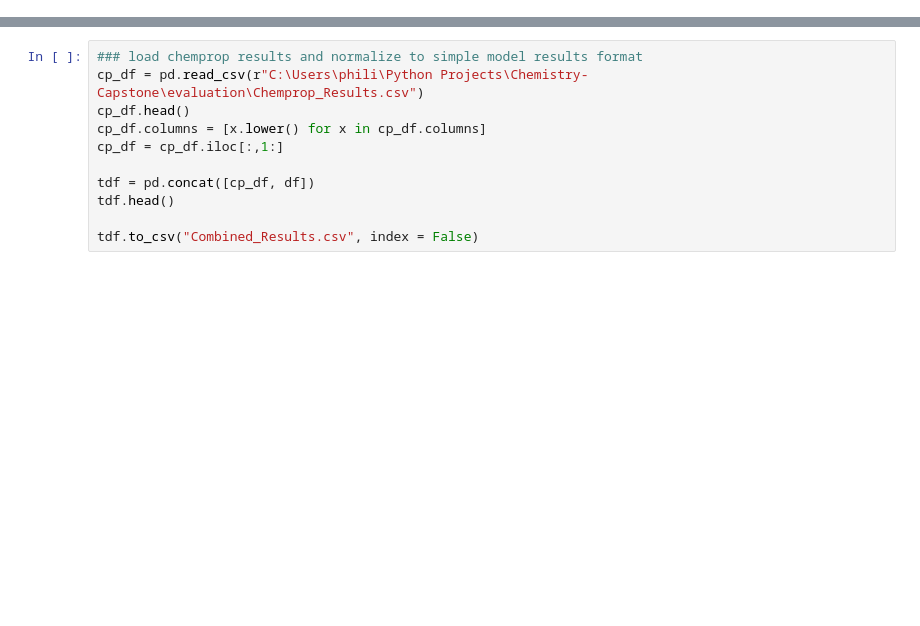
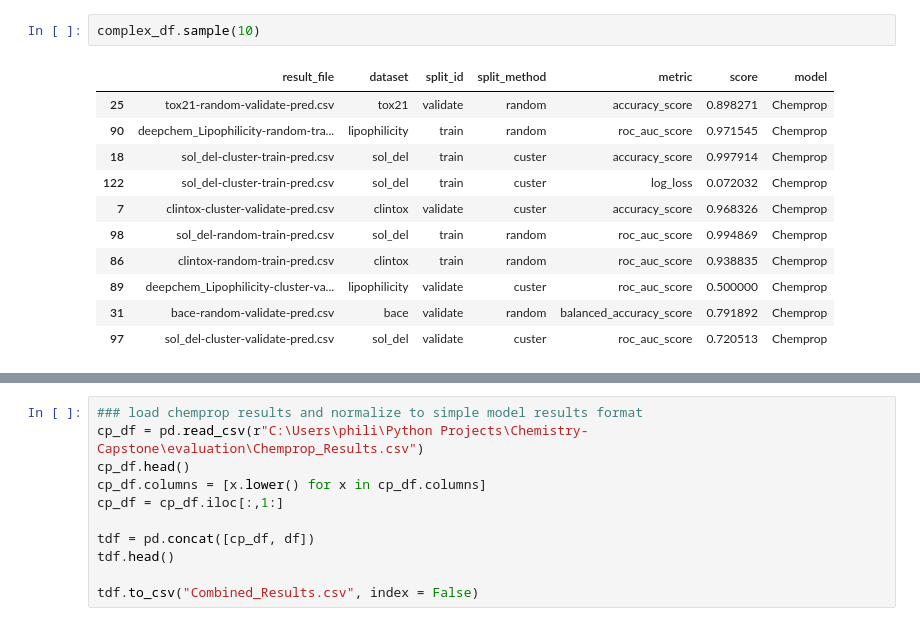
Before and after one commit to PJMichaels/Chemistry-Capstone, a Jupyter notebook: evaluation/eval_vis.ipynb, the cells around one changed output, grey strips where cells are left out. Cells and saved outputs as stored; diff of their text form; blank space fills up the shorter version.

```diff
--- a/evaluation/eval_vis.ipynb
+++ b/evaluation/eval_vis.ipynb
@@ -33,0 +35,14 @@ time_df.head()
+# %%
+complex_df.sample(10)
+# %% [output]
+|  | result_file | dataset | split_id | split_method | metric | score | model |
+| 25 | tox21-random-validate-pred.csv | tox21 | validate | random | accuracy_score | 0.898271 | Chemprop |
+| 90 | deepchem_Lipophilicity-random-tra... | lipophilicity | train | random | roc_auc_score | 0.971545 | Chemprop |
+| 18 | sol_del-cluster-train-pred.csv | sol_del | train | custer | accuracy_score | 0.997914 | Chemprop |
+| 122 | sol_del-cluster-train-pred.csv | sol_del | train | custer | log_loss | 0.072032 | Chemprop |
+| 7 | clintox-cluster-validate-pred.csv | clintox | validate | custer | accuracy_score | 0.968326 | Chemprop |
+| 98 | sol_del-random-train-pred.csv | sol_del | train | random | roc_auc_score | 0.994869 | Chemprop |
+| 86 | clintox-random-train-pred.csv | clintox | train | random | roc_auc_score | 0.938835 | Chemprop |
+| 89 | deepchem_Lipophilicity-cluster-va... | lipophilicity | validate | custer | roc_auc_score | 0.500000 | Chemprop |
+| 31 | bace-random-validate-pred.csv | bace | validate | random | balanced_accuracy_score | 0.791892 | Chemprop |
+| 97 | sol_del-cluster-validate-pred.csv | sol_del | validate | custer | roc_auc_score | 0.720513 | Chemprop |
```
Also changed, not shown: parts of 17 cells of this notebook, 22 other files.
